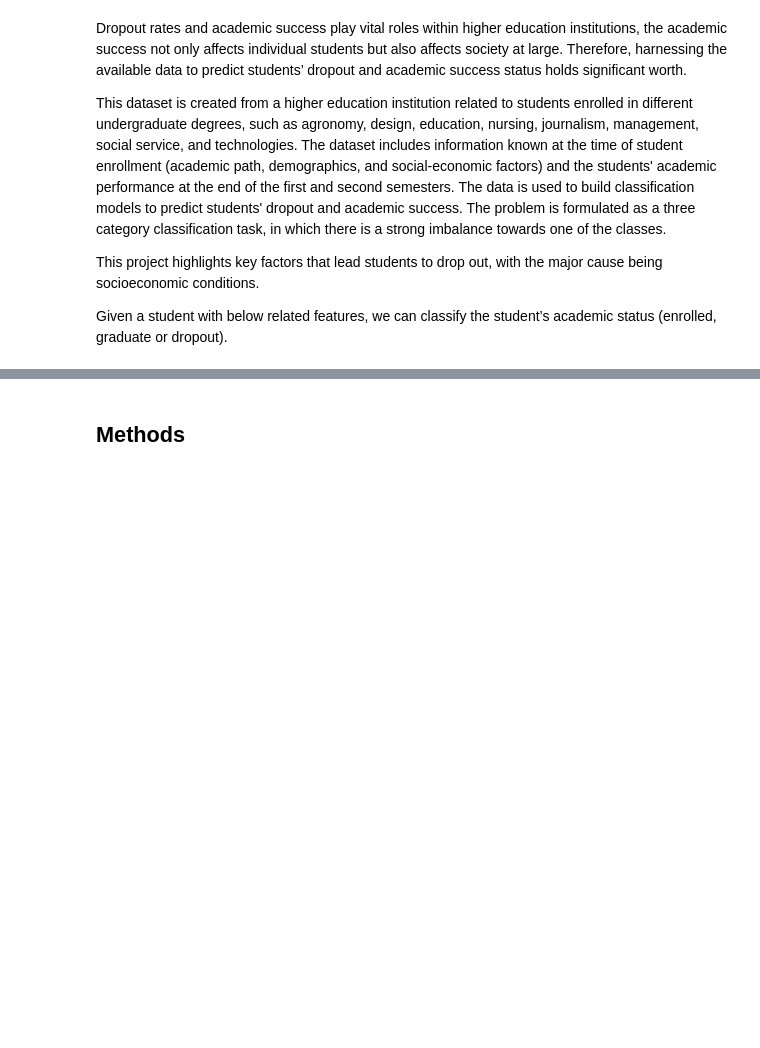
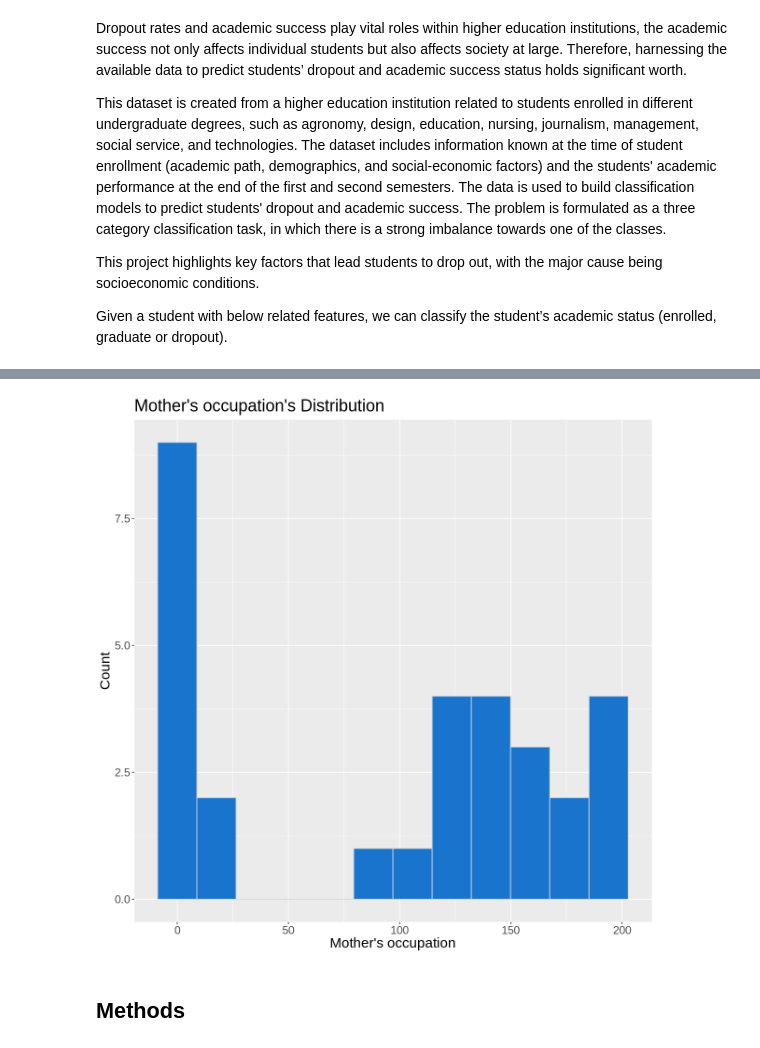
Before and after one commit to lesleymai/ds_group, a Jupyter notebook: Group_Proposal.ipynb, the cells around one changed output, grey strips where cells are left out. Saved outputs shown, nothing was run; the diff lists cells and outputs as text; code cells hidden in the pictures; blank space fills up the shorter version.

```diff
--- a/Group_Proposal.ipynb
+++ b/Group_Proposal.ipynb
@@ -16,0 +44,5 @@ Given a student with below related features, we can classify the student’s aca
+# %%
+# load data
+students_data <- read_delim("https://raw.githubusercontent.com/lesleymai/ds_group/main/academic_success.csv", show_col_types = FALSE)
+colnames(students_data) <- make.names(colnames(students_data))
+head(students_data)
@@ -16,0 +65,18 @@ Given a student with below related features, we can classify the student’s aca
+# %%
+students_data <- students_data |>
+    select(Course,
+           Daytime.evening.attendance.,
+           Mother.s.qualification,
+           Father.s.qualification,
+           Mother.s.occupation,
+           Father.s.occupation,
+           Admission.grade,
+           Displaced,
+           Debtor,
+           Scholarship.holder,
+           Curricular.units.1st.sem..enrolled.,
+           Curricular.units.1st.sem..grade.,
+           Curricular.units.2nd.sem..enrolled.,
+           Curricular.units.2nd.sem..grade.,
+           Target)
+head(students_data)
@@ -16,0 +93,11 @@ Given a student with below related features, we can classify the student’s aca
+# %%
+student_split <- initial_split(students_data, prop = 0.75, strata = Target)
+
+student_train <- training(student_split)
+student_test <- testing(student_split)
+# %%
+student_train <- student_train |>
+    group_by(Mother.s.occupation) |>
+    summarize(count = n())
+
+head(student_train)
@@ -17,3 +114,14 @@ Given a student with below related features, we can classify the student’s aca
+# %%
+# visualizations
+options(repr.plot.width = 10, repr.plot.height = 10)
+mon_op_dis <- student_train |>
+    ggplot(aes(x = Mother.s.occupation)) +
+    geom_histogram(fill = "dodgerblue3", color = "lightgrey", bins = 12) +
+    labs(x = "Mother's occupation", y = "Count", title = "Mother's occupation's Distribution") +
+    theme(text = element_text(size = 18))
+mon_op_dis
+# %% [output]
+[figure, added]
 # %% [markdown]
 ## Methods
 # %% [markdown]
```
Also changed, not shown: parts of 12 cells of this notebook.
